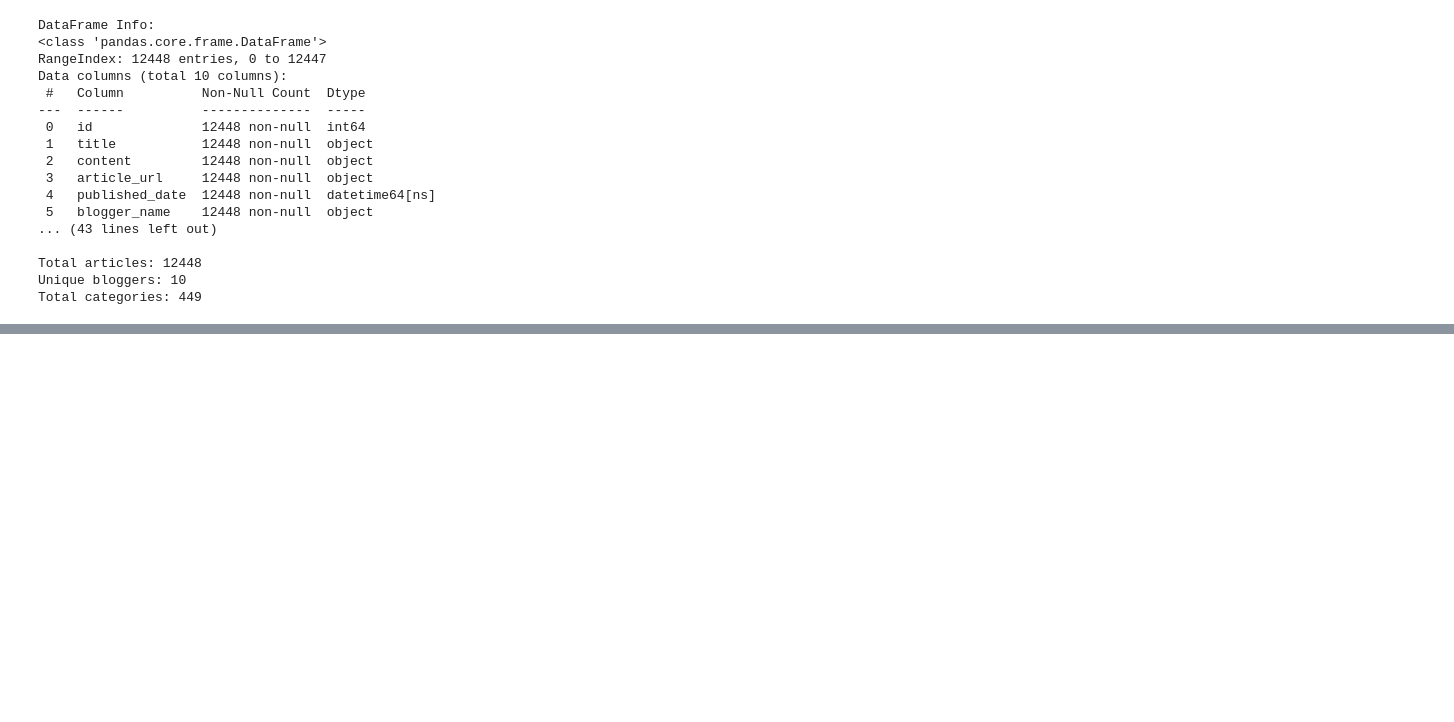
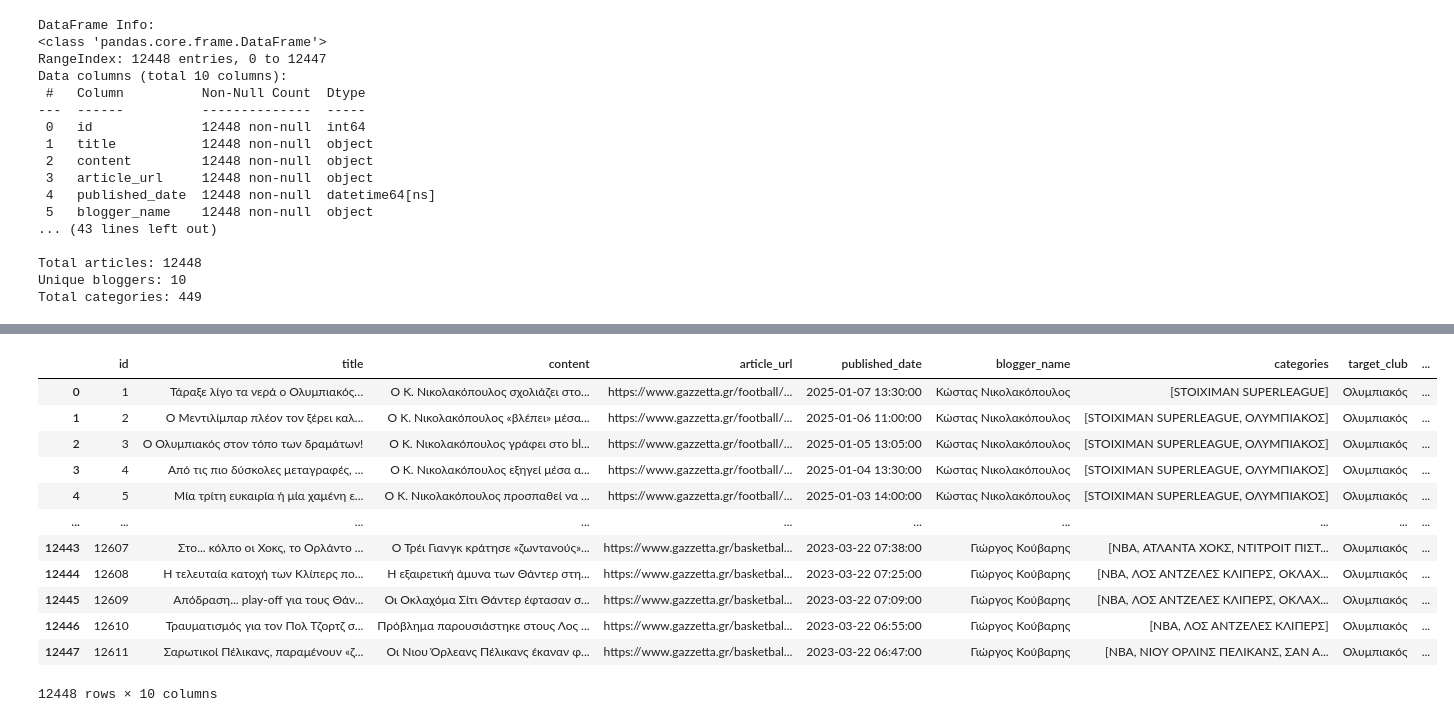
Before and after one commit to alejio/greek-news-nlp, a Jupyter notebook: notebooks/sentiment_eda.ipynb, the cells around one changed output, grey strips where cells are left out. Cells and saved outputs as stored; diff of their text form; code cells hidden in the pictures; blank space fills up the shorter version.

```diff
--- a/notebooks/sentiment_eda.ipynb
+++ b/notebooks/sentiment_eda.ipynb
@@ -116 +116,17 @@ blogger_name           stance
 Name: count, dtype: int64
+# %%
+df
+# %% [output]
+|  | id | title | content | article_url | published_date | blogger_name | categories | target_club | ... |
+| 0 | 1 | Τάραξε λίγο τα νερά ο Ολυμπιακός… | Ο Κ. Νικολακόπουλος σχολιάζει στο... | https://www.gazzetta.gr/football/... | 2025-01-07 13:30:00 | Κώστας Νικολακόπουλος | [STOIXIMAN SUPERLEAGUE] | Ολυμπιακός | ... |
+| 1 | 2 | Ο Μεντιλίμπαρ πλέον τον ξέρει καλ... | Ο Κ. Νικολακόπουλος «βλέπει» μέσα... | https://www.gazzetta.gr/football/... | 2025-01-06 11:00:00 | Κώστας Νικολακόπουλος | [STOIXIMAN SUPERLEAGUE, ΟΛΥΜΠΙΑΚΟΣ] | Ολυμπιακός | ... |
+| 2 | 3 | Ο Ολυμπιακός στον τόπο των δραμάτων! | Ο Κ. Νικολακόπουλος γράφει στο bl... | https://www.gazzetta.gr/football/... | 2025-01-05 13:05:00 | Κώστας Νικολακόπουλος | [STOIXIMAN SUPERLEAGUE, ΟΛΥΜΠΙΑΚΟΣ] | Ολυμπιακός | ... |
+| 3 | 4 | Από τις πιο δύσκολες μεταγραφές, ... | Ο Κ. Νικολακόπουλος εξηγεί μέσα α... | https://www.gazzetta.gr/football/... | 2025-01-04 13:30:00 | Κώστας Νικολακόπουλος | [STOIXIMAN SUPERLEAGUE, ΟΛΥΜΠΙΑΚΟΣ] | Ολυμπιακός | ... |
+| 4 | 5 | Μία τρίτη ευκαιρία ή μία χαμένη ε... | Ο Κ. Νικολακόπουλος προσπαθεί να ... | https://www.gazzetta.gr/football/... | 2025-01-03 14:00:00 | Κώστας Νικολακόπουλος | [STOIXIMAN SUPERLEAGUE, ΟΛΥΜΠΙΑΚΟΣ] | Ολυμπιακός | ... |
+| ... | ... | ... | ... | ... | ... | ... | ... | ... | ... |
+| 12443 | 12607 | Στο... κόλπο οι Χοκς, το Ορλάντο ... | Ο Τρέι Γιανγκ κράτησε «ζωντανούς»... | https://www.gazzetta.gr/basketbal... | 2023-03-22 07:38:00 | Γιώργος Κούβαρης | [NBA, ΑΤΛΑΝΤΑ ΧΟΚΣ, ΝΤΙΤΡΟΙΤ ΠΙΣΤ... | Ολυμπιακός | ... |
+| 12444 | 12608 | Η τελευταία κατοχή των Κλίπερς πο... | Η εξαιρετική άμυνα των Θάντερ στη... | https://www.gazzetta.gr/basketbal... | 2023-03-22 07:25:00 | Γιώργος Κούβαρης | [NBA, ΛΟΣ ΑΝΤΖΕΛΕΣ ΚΛΙΠΕΡΣ, ΟΚΛΑΧ... | Ολυμπιακός | ... |
+| 12445 | 12609 | Απόδραση... play-off για τους Θάν... | Οι Οκλαχόμα Σίτι Θάντερ έφτασαν σ... | https://www.gazzetta.gr/basketbal... | 2023-03-22 07:09:00 | Γιώργος Κούβαρης | [NBA, ΛΟΣ ΑΝΤΖΕΛΕΣ ΚΛΙΠΕΡΣ, ΟΚΛΑΧ... | Ολυμπιακός | ... |
+| 12446 | 12610 | Τραυματισμός για τον Πολ Τζορτζ σ... | Πρόβλημα παρουσιάστηκε στους Λος ... | https://www.gazzetta.gr/basketbal... | 2023-03-22 06:55:00 | Γιώργος Κούβαρης | [NBA, ΛΟΣ ΑΝΤΖΕΛΕΣ ΚΛΙΠΕΡΣ] | Ολυμπιακός | ... |
+| 12447 | 12611 | Σαρωτικοί Πέλικανς, παραμένουν «ζ... | Οι Νιου Όρλεανς Πέλικανς έκαναν φ... | https://www.gazzetta.gr/basketbal... | 2023-03-22 06:47:00 | Γιώργος Κούβαρης | [NBA, ΝΙΟΥ ΟΡΛΙΝΣ ΠΕΛΙΚΑΝΣ, ΣΑΝ Α... | Ολυμπιακός | ... |
+12448 rows × 10 columns
```
Also changed, not shown: parts of 3 cells of this notebook, 10 other files.
